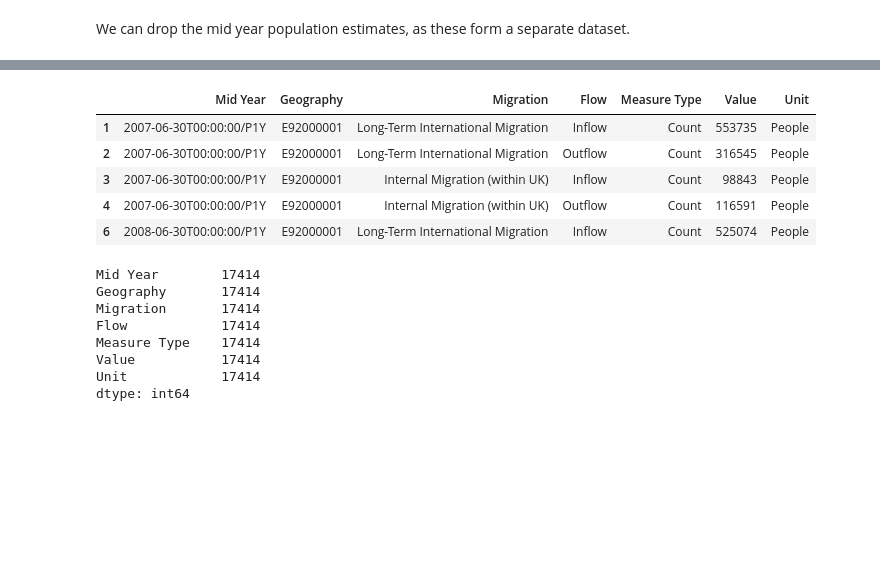
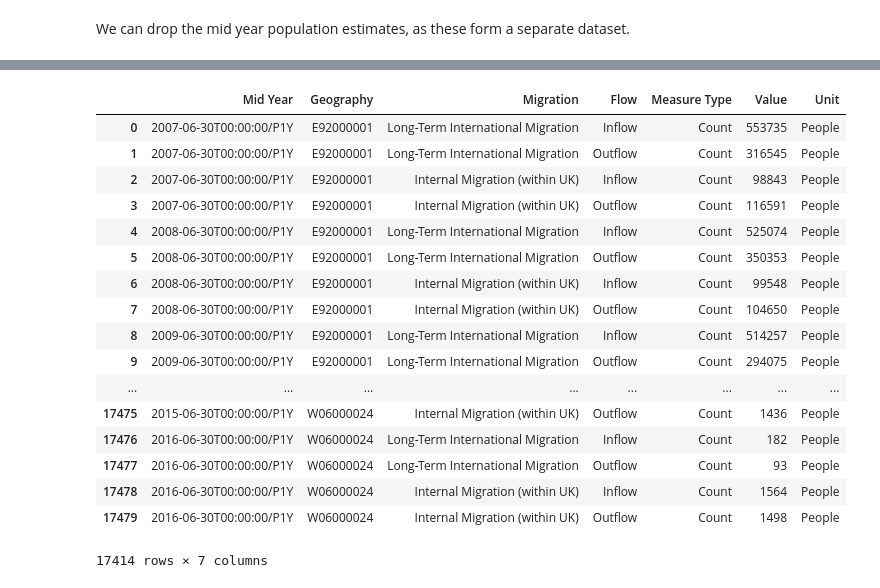
Before and after one commit to GSS-Cogs/ONS-Local-Area-Migration-Indicators, a Jupyter notebook: Local area migration indicators UK Migration Flows.ipynb, the cells around one changed output, grey strips where cells are left out. Saved outputs shown, nothing was run; the diff lists cells and outputs as text; code cells hidden in the pictures; blank space fills up the shorter version.

```diff
--- a/Local area migration indicators UK Migration Flows.ipynb
+++ b/Local area migration indicators UK Migration Flows.ipynb
@@ -61,4 +45,4 @@ new_table
 # %% [markdown]
 We can drop the mid year population estimates, as these form a separate dataset.
 # %%
-new_table = new_table[~new_table['Migration'].str.match('^Mid-[0-9]{4} Population Estimate$')].copy()
+tidy = tidy[~tidy['Migration'].str.match('^Mid-[0-9]{4} Population Estimate$')].copy()
@@ -86,5 +49,4 @@ new_table.head()
 # %%
-new_table['OBS'].replace('', pd.np.nan, inplace=True)
-new_table.dropna(subset=['OBS'], inplace=True)
-new_table['Value'] = new_table['OBS'].astype(int)
-new_table.head()
+tidy['OBS'].replace('', pd.np.nan, inplace=True)
+tidy.dropna(subset=['OBS'], inplace=True)
+tidy['Value'] = tidy['OBS'].astype(int)
@@ -98,17 +53,8 @@ new_table.head()
 # %%
-new_table['Mid Year'] = new_table['Mid Year'].str.replace(r'^Mid-([0-9]{4}) to Mid-([0-9]{4})\s*$',
+tidy['Mid Year'] = tidy['Mid Year'].str.replace(r'^Mid-([0-9]{4}) to Mid-([0-9]{4})\s*$',
                                                       lambda m: f"{m.group(1)}-06-30T00:00:00/P1Y")
 # %%
-new_table = new_table[['Mid Year','Geography','Migration','Flow','Measure Type','Value','Unit']]
+tidy = tidy[['Mid Year','Geography','Migration','Flow','Measure Type','Value','Unit']]
-# %%
-new_table.head()
-# %% [output]
-|  | Mid Year | Geography | Migration | Flow | Measure Type | Value | Unit |
-| 1 | 2007-06-30T00:00:00/P1Y | E92000001 | Long-Term International Migration | Inflow | Count | 553735 | People |
-| 2 | 2007-06-30T00:00:00/P1Y | E92000001 | Long-Term International Migration | Outflow | Count | 316545 | People |
-| 3 | 2007-06-30T00:00:00/P1Y | E92000001 | Internal Migration (within UK) | Inflow | Count | 98843 | People |
-| 4 | 2007-06-30T00:00:00/P1Y | E92000001 | Internal Migration (within UK) | Outflow | Count | 116591 | People |
-| 6 | 2008-06-30T00:00:00/P1Y | E92000001 | Long-Term International Migration | Inflow | Count | 525074 | People |
 # %%
 from pathlib import Path
 destinationFolder = Path('out')
@@ -121,14 +67,24 @@ scraper.dataset.license = 'http://www.nationalarchives.gov.uk/doc/open-governmen
 
 with open(destinationFolder / 'dataset.trig', 'wb') as metadata:
     metadata.write(scraper.generate_trig())
-# %%
-new_table.count()
-# %% [output]
-Mid Year        17414
-Geography       17414
-Migration       17414
-Flow            17414
-Measure Type    17414
-Value           17414
-Unit            17414
-dtype: int64
+# %%
+tidy
+# %% [output]
+|  | Mid Year | Geography | Migration | Flow | Measure Type | Value | Unit |
+| 0 | 2007-06-30T00:00:00/P1Y | E92000001 | Long-Term International Migration | Inflow | Count | 553735 | People |
+| 1 | 2007-06-30T00:00:00/P1Y | E92000001 | Long-Term International Migration | Outflow | Count | 316545 | People |
+| 2 | 2007-06-30T00:00:00/P1Y | E92000001 | Internal Migration (within UK) | Inflow | Count | 98843 | People |
+| 3 | 2007-06-30T00:00:00/P1Y | E92000001 | Internal Migration (within UK) | Outflow | Count | 116591 | People |
+| 4 | 2008-06-30T00:00:00/P1Y | E92000001 | Long-Term International Migration | Inflow | Count | 525074 | People |
+| 5 | 2008-06-30T00:00:00/P1Y | E92000001 | Long-Term International Migration | Outflow | Count | 350353 | People |
+| 6 | 2008-06-30T00:00:00/P1Y | E92000001 | Internal Migration (within UK) | Inflow | Count | 99548 | People |
+| 7 | 2008-06-30T00:00:00/P1Y | E92000001 | Internal Migration (within UK) | Outflow | Count | 104650 | People |
+| 8 | 2009-06-30T00:00:00/P1Y | E92000001 | Long-Term International Migration | Inflow | Count | 514257 | People |
+| 9 | 2009-06-30T00:00:00/P1Y | E92000001 | Long-Term International Migration | Outflow | Count | 294075 | People |
+| ... | ... | ... | ... | ... | ... | ... | ... |
+| 17475 | 2015-06-30T00:00:00/P1Y | W06000024 | Internal Migration (within UK) | Outflow | Count | 1436 | People |
+| 17476 | 2016-06-30T00:00:00/P1Y | W06000024 | Long-Term International Migration | Inflow | Count | 182 | People |
+| 17477 | 2016-06-30T00:00:00/P1Y | W06000024 | Long-Term International Migration | Outflow | Count | 93 | People |
+| 17478 | 2016-06-30T00:00:00/P1Y | W06000024 | Internal Migration (within UK) | Inflow | Count | 1564 | People |
+| 17479 | 2016-06-30T00:00:00/P1Y | W06000024 | Internal Migration (within UK) | Outflow | Count | 1498 | People |
+17414 rows × 7 columns
```
Also changed, not shown: parts of 7 cells of this notebook.
